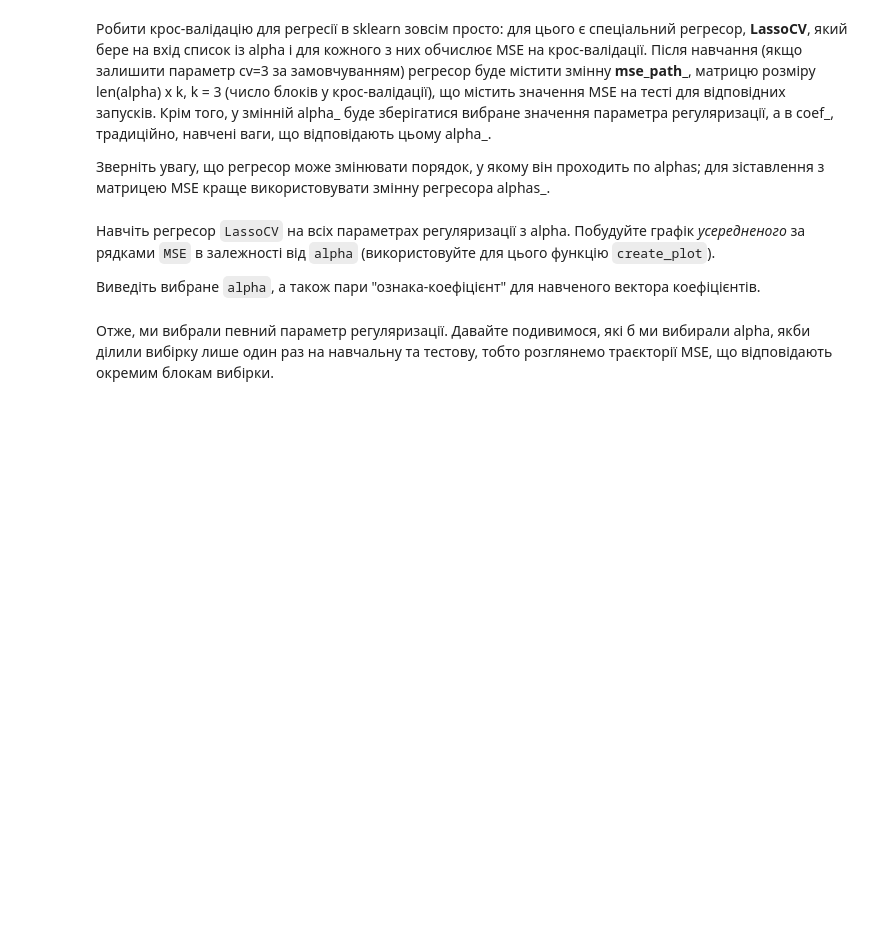
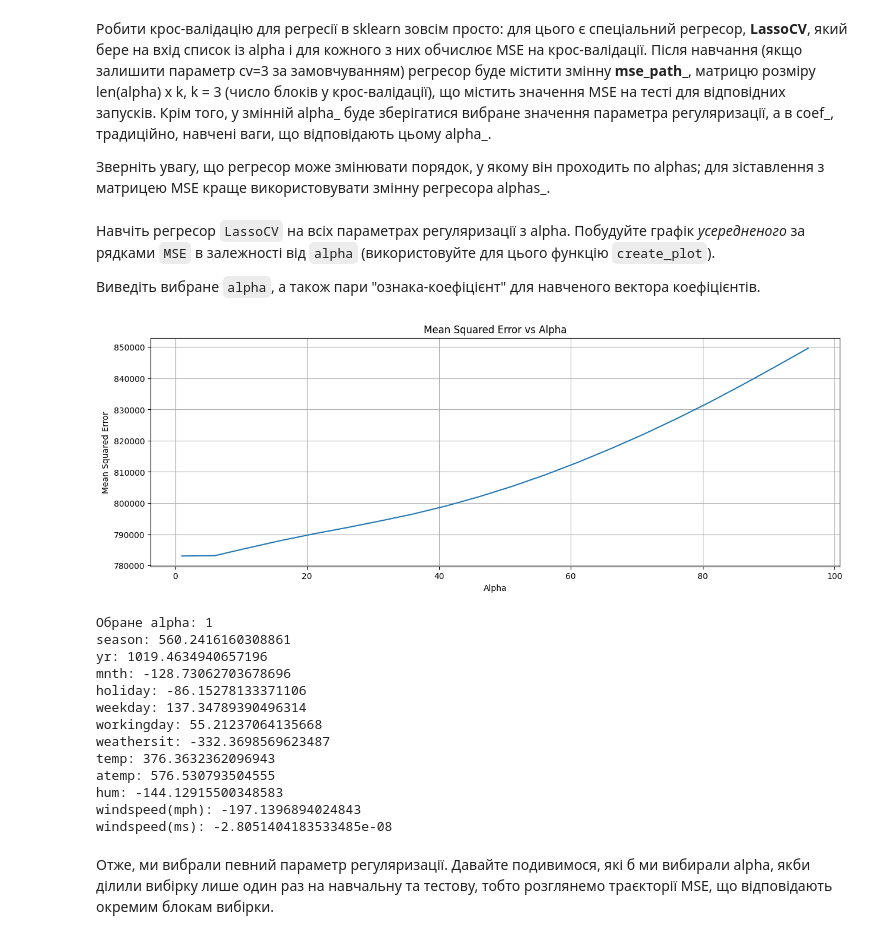
Before and after one commit to VolodymyrRiz/HWDS-Rizun, a Jupyter notebook: Hw4.ipynb, the cells around one changed output. Saved outputs shown, nothing was run; the diff lists cells and outputs as text; code cells hidden in the pictures; blank space fills up the shorter version.

```diff
--- a/Hw4.ipynb
+++ b/Hw4.ipynb
@@ -235,0 +292,14 @@ $$w = (X^TX)^{-1} X^T y$$
+# %%
+# Put your code here
+from sklearn.linear_model import Ridge
+
+# Створення об'єкту лінійного регресора з L2-регуляризацією (Ridge)
+ridge_regressor = Ridge()
+
+# Навчання моделі на всіх даних
+ridge_regressor.fit(X, y)
+
+# Виведення вагів моделі
+print("Ваги моделі з L2-регуляризацією (Ridge):")
+for feature, weight in zip(df.columns[:-1], ridge_regressor.coef_):
+    print(f"{feature}: {weight}")
@@ -323,3 +418,62 @@ regressor = # Put your code here
+# %%
+from sklearn.linear_model import LassoCV # type: ignore
+from sklearn.linear_model import LassoCV
+from sklearn.metrics import mean_squared_error
+import numpy as np
+import matplotlib.pyplot as plt
+
+def create_plot(data, title, xlabel, ylabel, figsize=None):
+    size = figsize or (15, 5)
+    plt.figure(figsize=size)
+
+    x = list(map(lambda e: e[0], data))
+    y = list(map(lambda e: e[1], data))
+    plt.plot(x, y)
+
+    plt.title(title)
+    plt.xlabel(xlabel)
+    plt.ylabel(ylabel)
+
+    plt.grid()
+    plt.show()
+
+# Визначення ряду значень alpha
+alphas = np.arange(1, 100, 5)
+
+# Навчання моделі LassoCV з різними значеннями alpha
+lasso_cv = LassoCV(alphas=alphas, cv=5, random_state=42)
+lasso_cv.fit(X, y)
+
+# Обчислення середнього MSE для кожного значення alpha
+mse_scores = np.mean(lasso_cv.mse_path_, axis=1)
+
+# Створення списку пар alpha та MSE
+alpha_mse = list(zip(lasso_cv.alphas_, mse_scores))
+
+# Відображення графіку залежності MSE від alpha
+create_plot(alpha_mse, "Mean Squared Error vs Alpha", "Alpha", "Mean Squared Error")
+
+# Виведення вибраного alpha
+print(f"Обране alpha: {lasso_cv.alpha_}")
+
+# Виведення пар "ознака-коефіцієнт" для навченого вектора коефіцієнтів
+for feature, coef in zip(df.columns[:-1], lasso_cv.coef_):
+    print(f"{feature}: {coef}")
+# %% [output]
+[figure, added]
+Обране alpha: 1
+season: 560.2416160308861
+yr: 1019.4634940657196
+mnth: -128.73062703678696
+holiday: -86.15278133371106
+weekday: 137.34789390496314
+workingday: 55.21237064135668
+weathersit: -332.3698569623487
+temp: 376.3632362096943
+atemp: 576.530793504555
+hum: -144.12915500348583
+windspeed(mph): -197.1396894024843
+windspeed(ms): -2.8051404183533485e-08
 # %% [markdown]
 Отже, ми вибрали певний параметр регуляризації. Давайте подивимося, які б ми вибирали alpha, якби ділили вибірку лише один раз на навчальну та тестову, тобто розглянемо траєкторії MSE, що відповідають окремим блокам вибірки.
 # %% [markdown]
```
Also changed, not shown: parts of 13 cells of this notebook.
